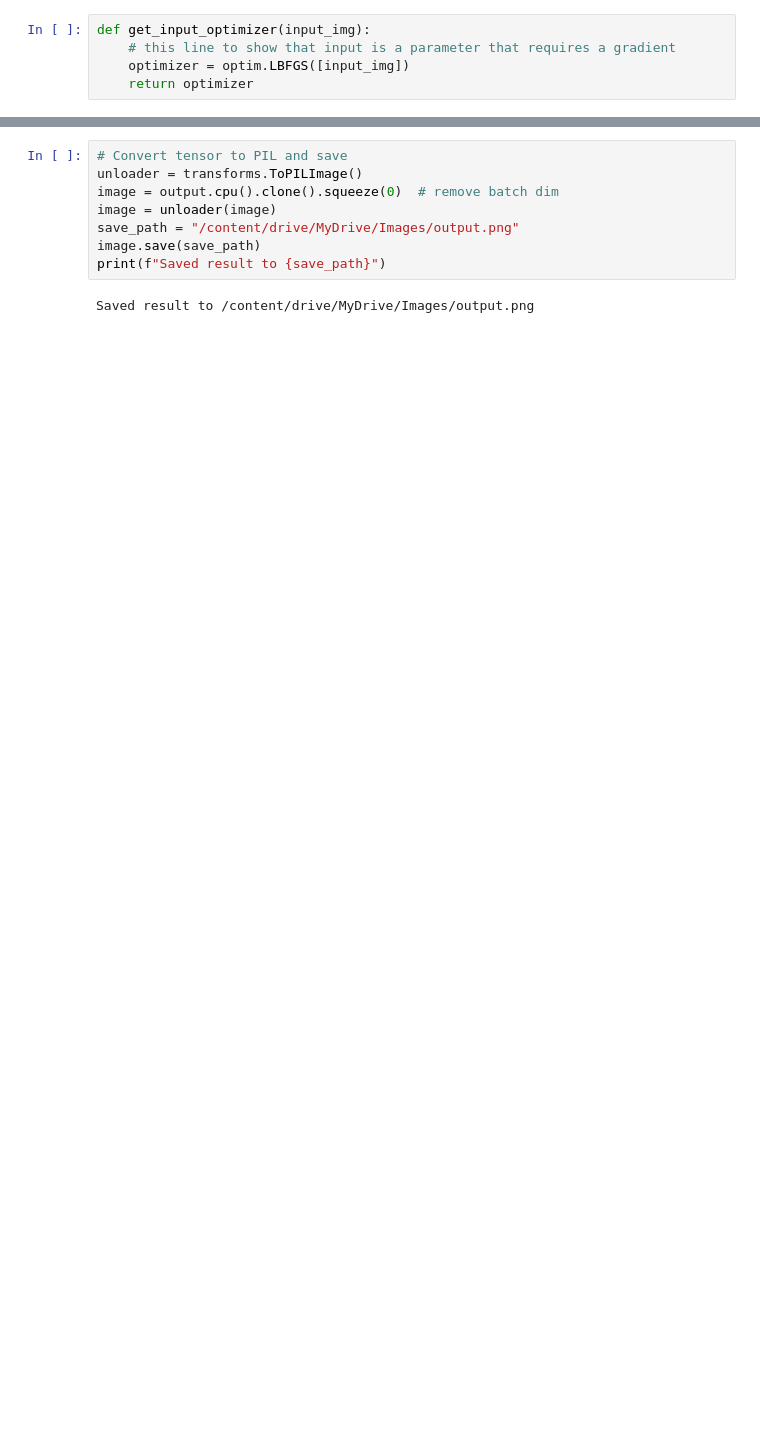
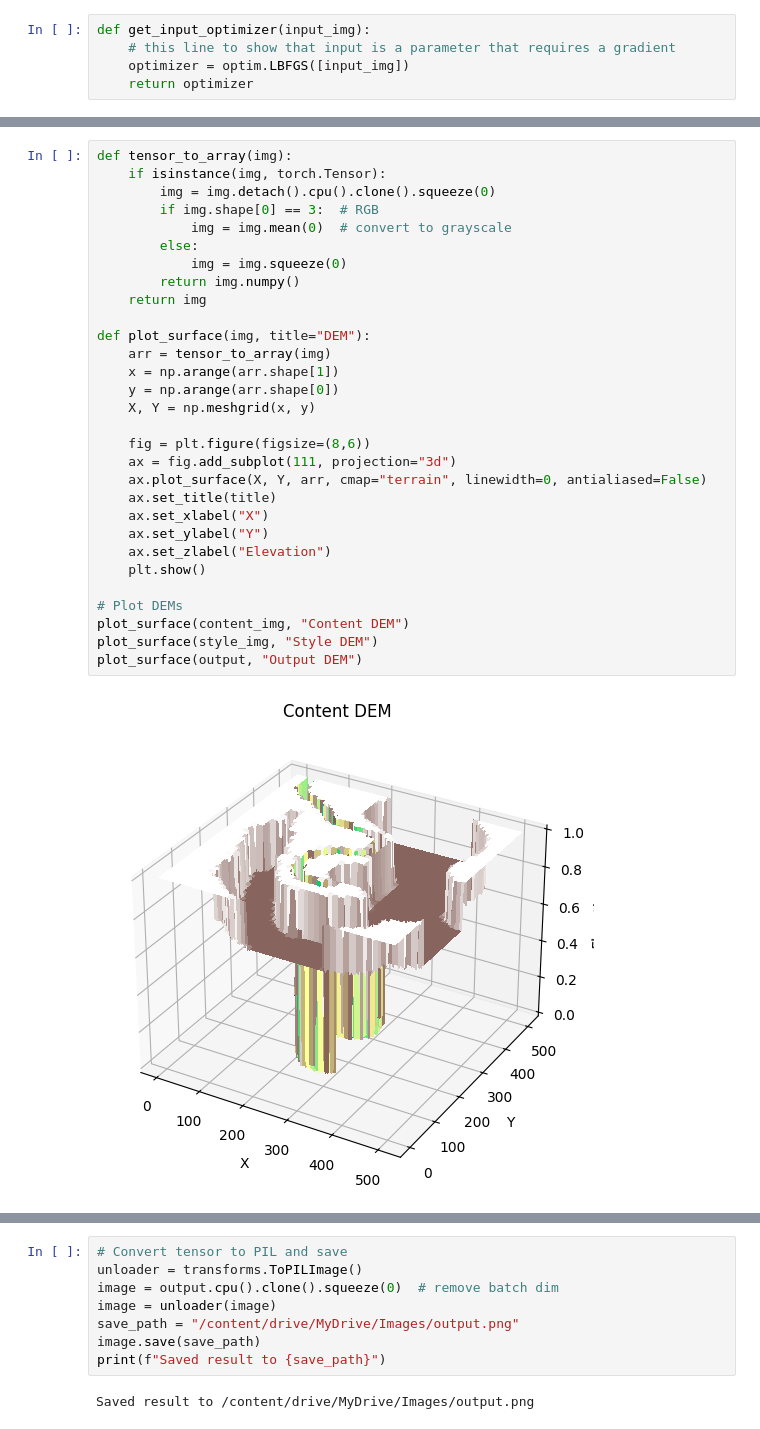
Before and after one commit to G-Chist/terrain-generation-research, a Jupyter notebook: src/py/NeuralStyleTransfer.ipynb, the cells around one changed output, grey strips where cells are left out. Drawn from its saved outputs; the diff is of its cells as text; blank space fills up the shorter version.

```diff
--- a/src/py/NeuralStyleTransfer.ipynb
+++ b/src/py/NeuralStyleTransfer.ipynb
@@ -296,0 +296,32 @@ Style Loss : 5.574506 Content Loss: 15.189817
+# %%
+def tensor_to_array(img):
+    if isinstance(img, torch.Tensor):
+        img = img.detach().cpu().clone().squeeze(0)
+        if img.shape[0] == 3:  # RGB
+            img = img.mean(0)  # convert to grayscale
+        else:
+            img = img.squeeze(0)
+        return img.numpy()
+    return img
+
+def plot_surface(img, title="DEM"):
+    arr = tensor_to_array(img)
+    x = np.arange(arr.shape[1])
+    y = np.arange(arr.shape[0])
+    X, Y = np.meshgrid(x, y)
+
+    fig = plt.figure(figsize=(8,6))
+    ax = fig.add_subplot(111, projection="3d")
+    ax.plot_surface(X, Y, arr, cmap="terrain", linewidth=0, antialiased=False)
+    ax.set_title(title)
+    ax.set_xlabel("X")
+    ax.set_ylabel("Y")
+    ax.set_zlabel("Elevation")
+    plt.show()
+
+# Plot DEMs
+plot_surface(content_img, "Content DEM")
+plot_surface(style_img, "Style DEM")
+plot_surface(output, "Output DEM")
+# %% [output]
+[figure, added]
```
Also changed, not shown: parts of 6 cells of this notebook, 3 other files.
